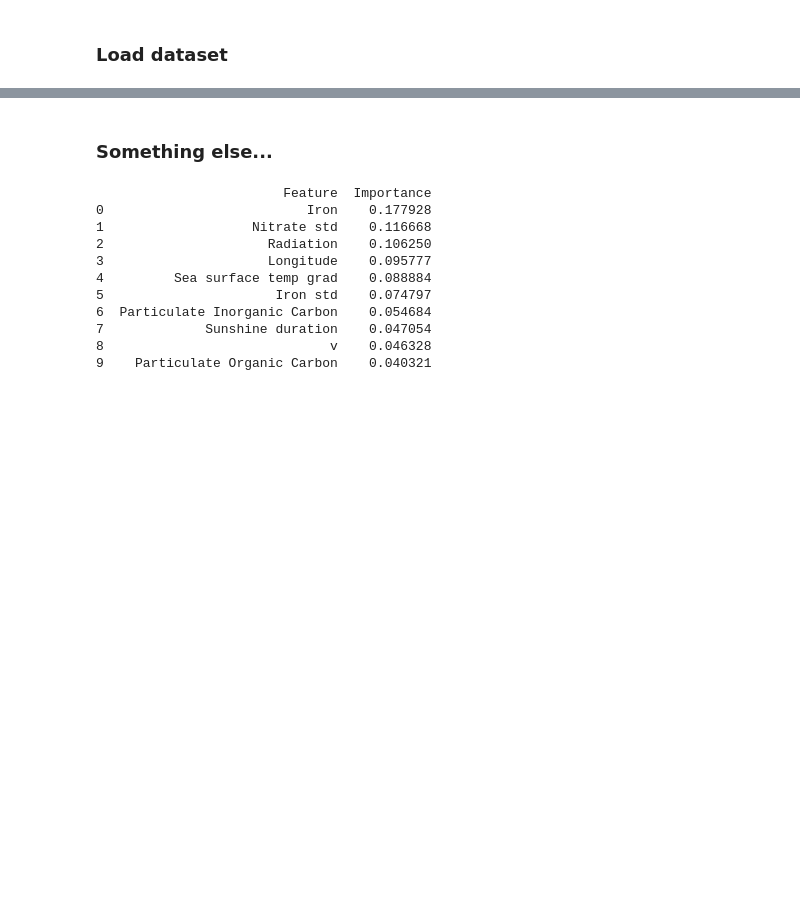
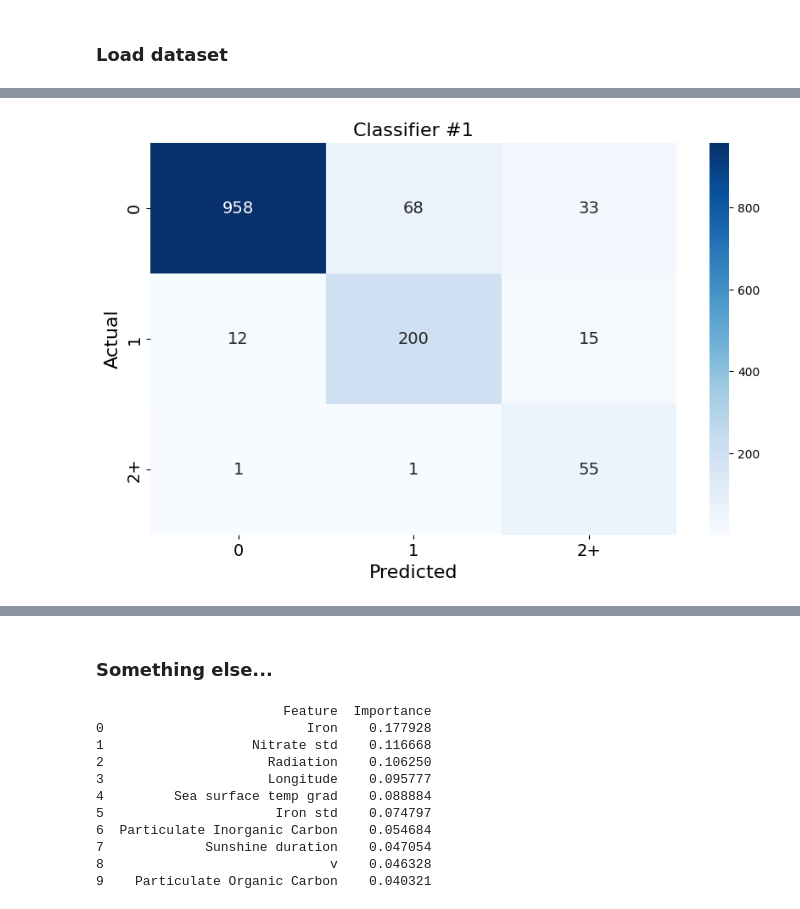
Before and after one commit to nesloanna/DS_thesis, a Jupyter notebook: classifier_2.ipynb, the cells around one changed output, grey strips where cells are left out. Cells and saved outputs as stored; diff of their text form; code cells hidden in the pictures; blank space fills up the shorter version.

```diff
--- a/classifier_2.ipynb
+++ b/classifier_2.ipynb
@@ -75,0 +197,27 @@ df_measurements = df[['Ammonium', 'Ammonium std', 'Chlorophyll a',
+# %%
+from sklearn.metrics import confusion_matrix
+import seaborn as sns
+import matplotlib.pyplot as plt
+
+# Calculate confusion matrix
+conf_matrix = confusion_matrix(y_test, y_pred)
+
+# Plot confusion matrix with larger font size for x- and y-axis tick labels
+plt.figure(figsize=(10, 6))
+sns.heatmap(conf_matrix, annot=True, fmt='d', cmap='Blues',
+            xticklabels=clf.classes_, yticklabels=clf.classes_,
+            annot_kws={"size": 14})  # Set font size for annotations
+
+plt.xlabel('Predicted', fontsize=16)  # Set font size for x-axis label
+plt.ylabel('Actual', fontsize=16)  # Set font size for y-axis label
+plt.title('Classifier #1', fontsize=16)  # Set font size for title
+
+# Set font size for x- and y-axis tick labels
+plt.xticks(fontsize=14)
+plt.yticks(fontsize=14)
+
+plt.savefig('/Users/annaolsen/Desktop/Speciale/DS_thesis/cm_classifier1.png', bbox_inches='tight', dpi=200)
+
+plt.show()
+# %% [output]
+[figure, added]
```
Also changed, not shown: parts of 44 cells of this notebook, 4 other files.
